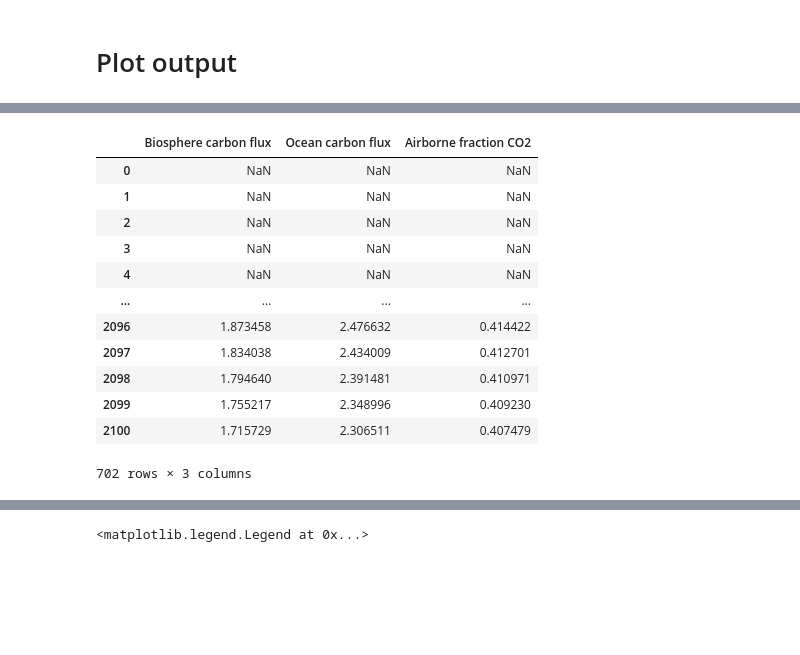
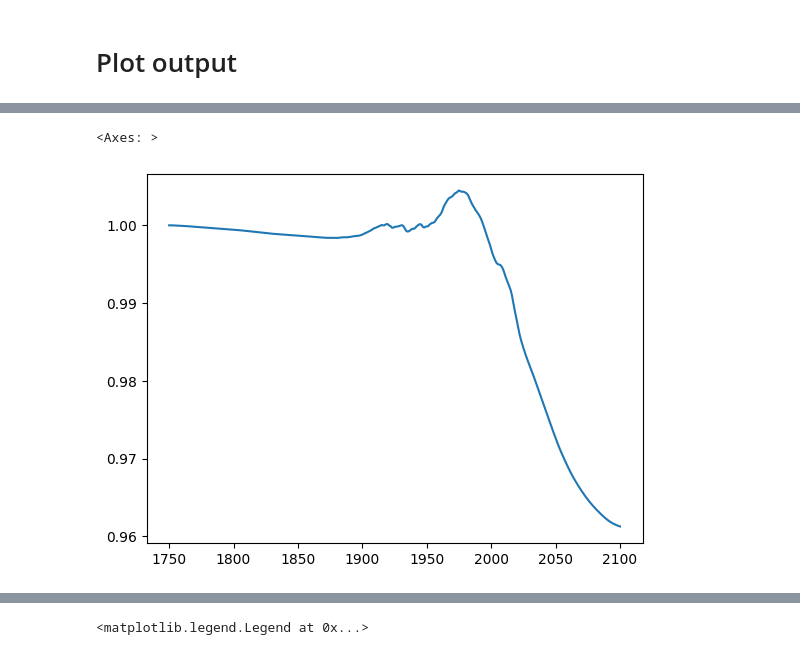
Before and after one commit to ciceroOslo/ciceroscm, a Jupyter notebook: notebooks/CSCM_example_directinput.ipynb, the cells around one changed output, grey strips where cells are left out. Saved outputs shown, nothing was run; the diff lists cells and outputs as text; code cells hidden in the pictures; blank space fills up the shorter version.

```diff
--- a/notebooks/CSCM_example_directinput.ipynb
+++ b/notebooks/CSCM_example_directinput.ipynb
@@ -180,16 +196,5 @@ df_temp.head()
 # %%
-df_temp['carbon cycle']
+df_temp['carbon cycle']['CO2 solubility'].plot()
 # %% [output]
-|  | Biosphere carbon flux | Ocean carbon flux | Airborne fraction CO2 |
-| 0 | NaN | NaN | NaN |
-| 1 | NaN | NaN | NaN |
-| 2 | NaN | NaN | NaN |
-| 3 | NaN | NaN | NaN |
-| 4 | NaN | NaN | NaN |
-| ... | ... | ... | ... |
-| 2096 | 1.873458 | 2.476632 | 0.414422 |
-| 2097 | 1.834038 | 2.434009 | 0.412701 |
-| 2098 | 1.794640 | 2.391481 | 0.410971 |
-| 2099 | 1.755217 | 2.348996 | 0.409230 |
-| 2100 | 1.715729 | 2.306511 | 0.407479 |
-702 rows × 3 columns
+<Axes: >
+[figure, added]
```
Also changed, not shown: parts of 5 cells of this notebook, 1 other file.
